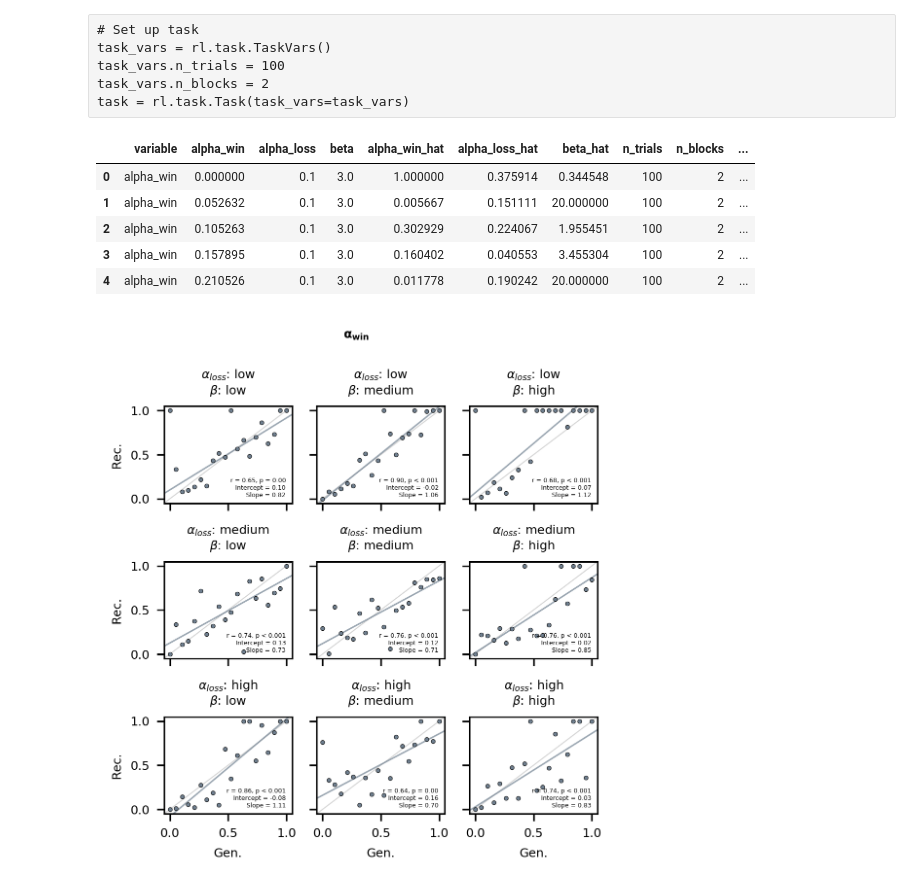
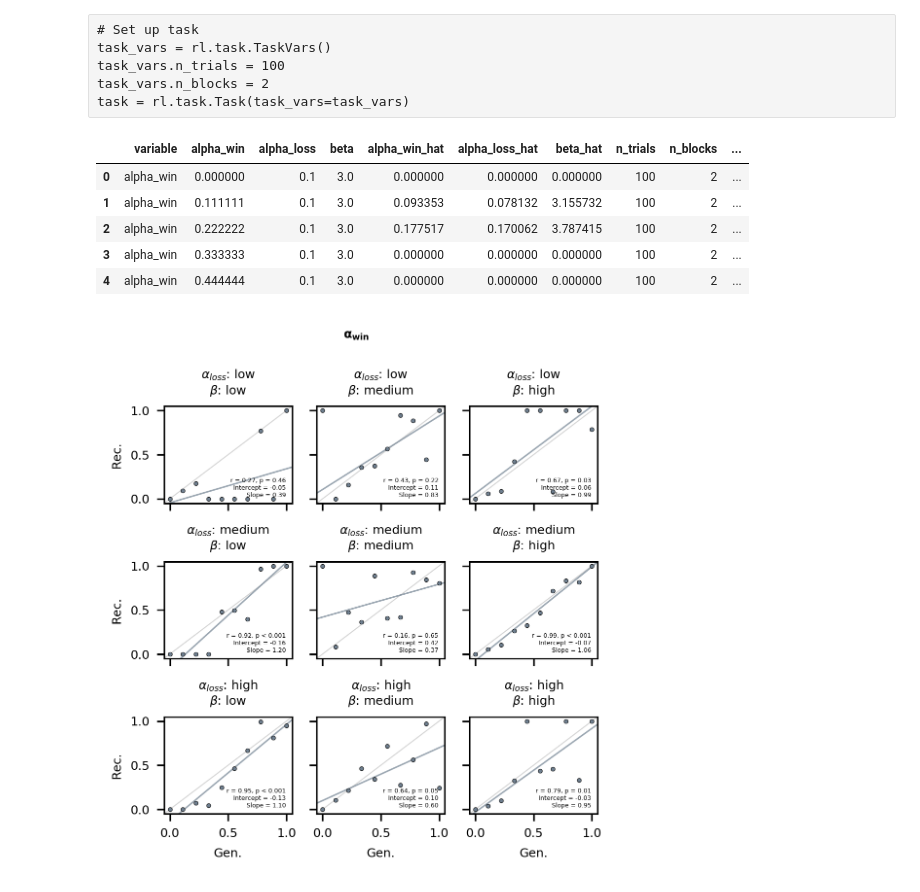
Before and after one commit to moltaire/rl, a Jupyter notebook: Example.ipynb, the cells around one changed output. Cells and saved outputs as stored; diff of their text form; code cells hidden in the pictures.

```diff
--- a/Example.ipynb
+++ b/Example.ipynb
@@ -31,17 +31,19 @@ task_vars = rl.task.TaskVars()
 task_vars.n_trials = 100
 task_vars.n_blocks = 2
 
-task_rules = {
-    "0": {"p_r_0": 0.2, "p_r_1": 0.8, "a_correct": [1]},
-    "1": {"p_r_0": 0.8, "p_r_1": 0.2, "a_correct": [0]},
-    "2": {"p_r_0": 0.5, "p_r_1": 0.5, "a_correct": [0, 1]}
-}
+states = {
+            "0": {"p_r": np.array([0.2, 0.8]), "a_correct": [1]},
+            "1": {"p_r": np.array([0.8, 0.2]), "a_correct": [0]},
+            "2": {"p_r": np.array([0.5, 0.5]), "a_correct": [0, 1]},
+        }
 
-task_vars.task_rules = task_rules
+task_vars.states = states
 task_vars.n_trials_reversal_min = 10
 task_vars.n_trials_reversal_max = 16
 task_vars.p_correct_reversal_min = 0.7
+task_vars.reward = 1
+task_vars.noreward = 0
 
-task = rl.task.Task(task_vars=task_vars)
+task = rl.task.ReversalLearningTask(task_vars=task_vars)
 task
 # %% [output]
@@ -161,16 +163,16 @@ agent_vars.beta = np.nan
 agent = rl.agent.Agent(agent_vars=agent_vars)
 # %%
 # Set up parameter ranges
-alpha_win_values = {'variable': np.linspace(0, 1.0, 20), 'low':0.1, 'medium':0.3, 'high':0.6}
-alpha_loss_values = {'variable': np.linspace(0, 1.0, 20), 'low':0.1, 'medium':0.3, 'high':0.6}
-beta_values = {'variable':np.linspace(1, 10, 20), 'low':3, 'medium':5, 'high':10}
+alpha_win_values = {'variable': np.linspace(0, 1.0, 10), 'low':0.1, 'medium':0.3, 'high':0.6}
+alpha_loss_values = {'variable': np.linspace(0, 1.0, 10), 'low':0.1, 'medium':0.3, 'high':0.6}
+beta_values = {'variable':np.linspace(1, 10, 10), 'low':3, 'medium':5, 'high':10}
 parameter_values = {'alpha_win':alpha_win_values,
                     'alpha_loss':alpha_loss_values,
                     'beta':beta_values}
 # %%
 # Set up estimation
 est_vars = rl.estimation.EstimationVars(task_vars=task_vars)
-est_vars.n_sp = 10
+est_vars.n_sp = 1
 est = rl.estimation.Estimation(est_vars=est_vars)
 # %%
 recovery_results = rl.recovery.run_recovery(task, agent, est, parameter_values)
@@ -178,20 +180,20 @@ recovery_results = rl.recovery.run_recovery(task, agent, est, parameter_values)
 recovery_results.head()
 # %% [output]
 |  | variable | alpha_win | alpha_loss | beta | alpha_win_hat | alpha_loss_hat | beta_hat | n_trials | n_blocks | ... |
-| 0 | alpha_win | 0.000000 | 0.1 | 3.0 | 1.000000 | 0.375914 | 0.344548 | 100 | 2 | ... |
-| 1 | alpha_win | 0.052632 | 0.1 | 3.0 | 0.005667 | 0.151111 | 20.000000 | 100 | 2 | ... |
-| 2 | alpha_win | 0.105263 | 0.1 | 3.0 | 0.302929 | 0.224067 | 1.955451 | 100 | 2 | ... |
-| 3 | alpha_win | 0.157895 | 0.1 | 3.0 | 0.160402 | 0.040553 | 3.455304 | 100 | 2 | ... |
-| 4 | alpha_win | 0.210526 | 0.1 | 3.0 | 0.011778 | 0.190242 | 20.000000 | 100 | 2 | ... |
+| 0 | alpha_win | 0.000000 | 0.1 | 3.0 | 0.000000 | 0.000000 | 0.000000 | 100 | 2 | ... |
+| 1 | alpha_win | 0.111111 | 0.1 | 3.0 | 0.093353 | 0.078132 | 3.155732 | 100 | 2 | ... |
+| 2 | alpha_win | 0.222222 | 0.1 | 3.0 | 0.177517 | 0.170062 | 3.787415 | 100 | 2 | ... |
+| 3 | alpha_win | 0.333333 | 0.1 | 3.0 | 0.000000 | 0.000000 | 0.000000 | 100 | 2 | ... |
+| 4 | alpha_win | 0.444444 | 0.1 | 3.0 | 0.000000 | 0.000000 | 0.000000 | 100 | 2 | ... |
 # %%
 recovery_results.to_csv('recovery-results.csv')
 # %%
 rl.plots.plot_recovery_results(recovery_results,
                       'alpha_win',
                       ticks=np.linspace(0, 1, 3),
-                      bounds=[-0.05, 1.05]);
+                      limits=[-0.05, 1.05]);
 # %% [output]
-[figure, old version]
+[figure, new version]
 # %%
 rl.plots.plot_recovery_results(recovery_results,
                       'alpha_loss',
```
Also changed, not shown: parts of 9 cells of this notebook, 5 other files.
